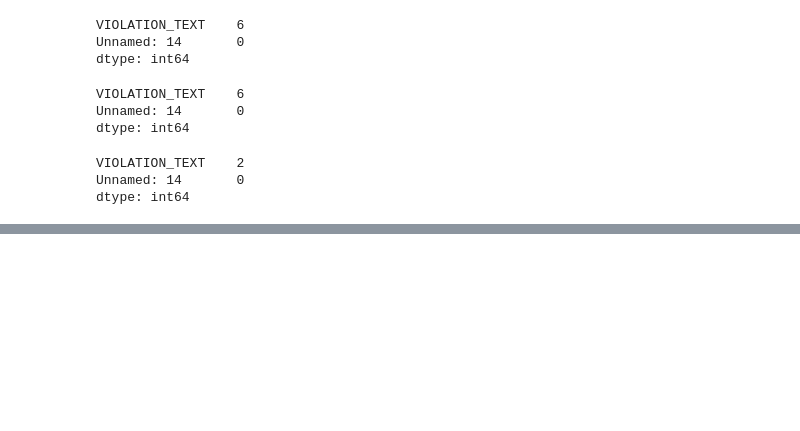
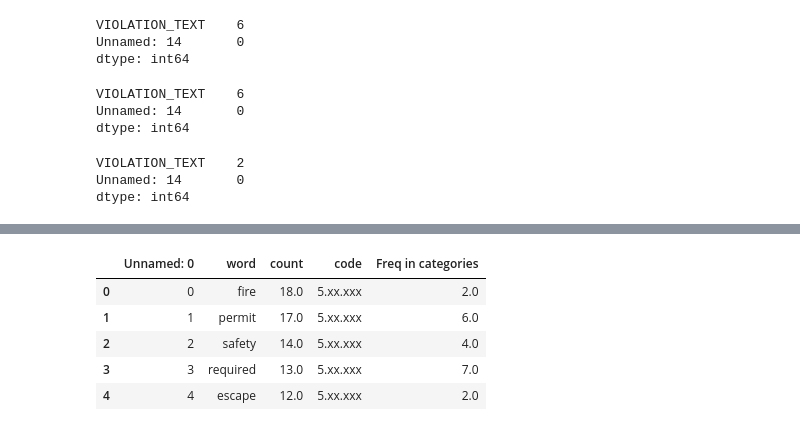
Before and after one commit to shrutijalewar/data-question-2-xtreme-united, a Jupyter notebook: data-ques-2.ipynb, the cells around one changed output, grey strips where cells are left out. Cells and saved outputs as stored; diff of their text form; code cells hidden in the pictures; blank space fills up the shorter version.

```diff
--- a/data-ques-2.ipynb
+++ b/data-ques-2.ipynb
@@ -216,0 +255,11 @@ dtype: int64
+# %%
+word_df = pd.merge(word_count,word_cat_freq,how='left', on='word')
+word_df = word_df.drop('length',axis=1)
+word_df.head()
+# %% [output]
+|  | Unnamed: 0 | word | count | code | Freq in categories |
+| 0 | 0 | fire | 18.0 | 5.xx.xxx | 2.0 |
+| 1 | 1 | permit | 17.0 | 5.xx.xxx | 6.0 |
+| 2 | 2 | safety | 14.0 | 5.xx.xxx | 4.0 |
+| 3 | 3 | required | 13.0 | 5.xx.xxx | 7.0 |
+| 4 | 4 | escape | 12.0 | 5.xx.xxx | 2.0 |
```
Also changed, not shown: parts of 6 cells of this notebook.
